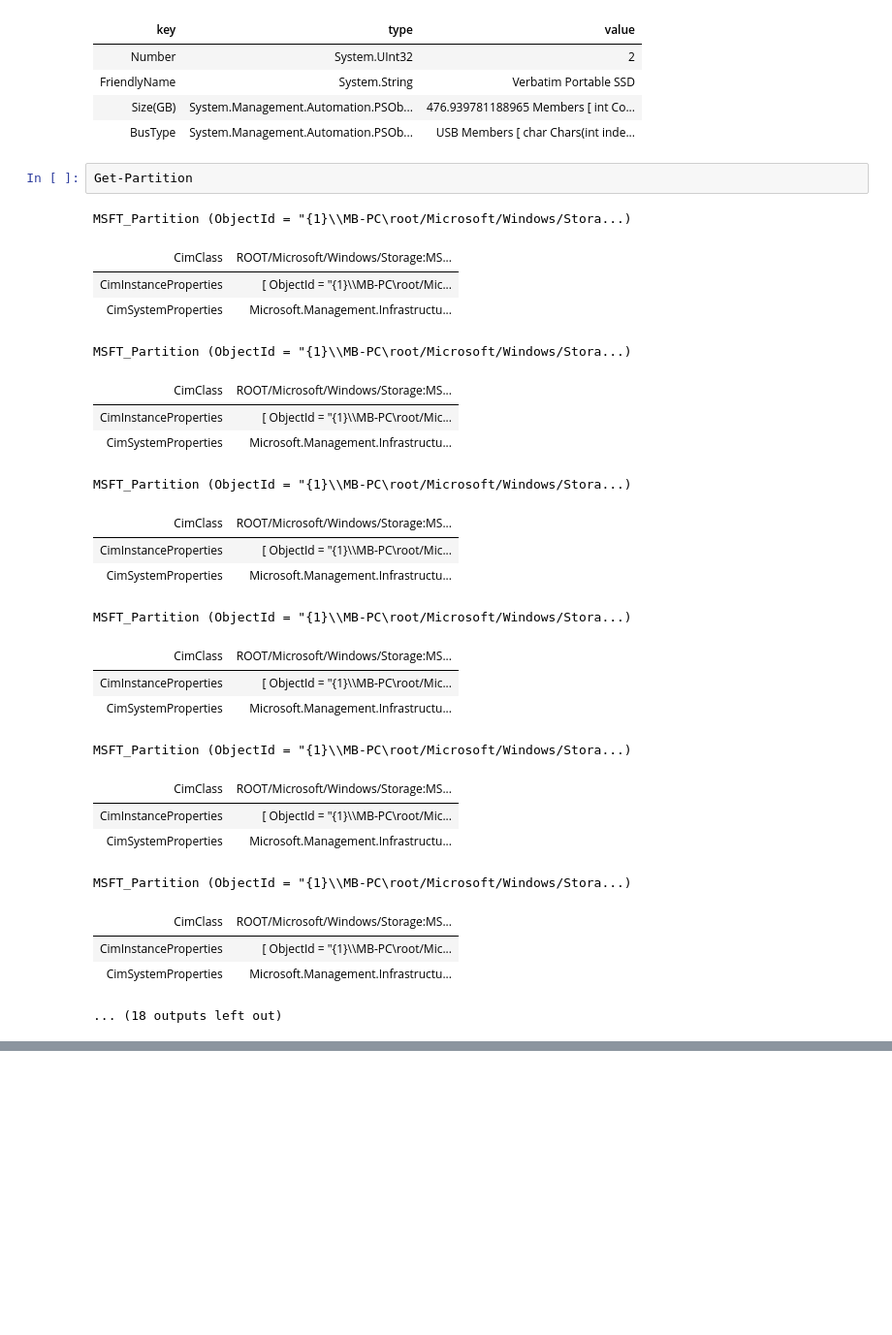
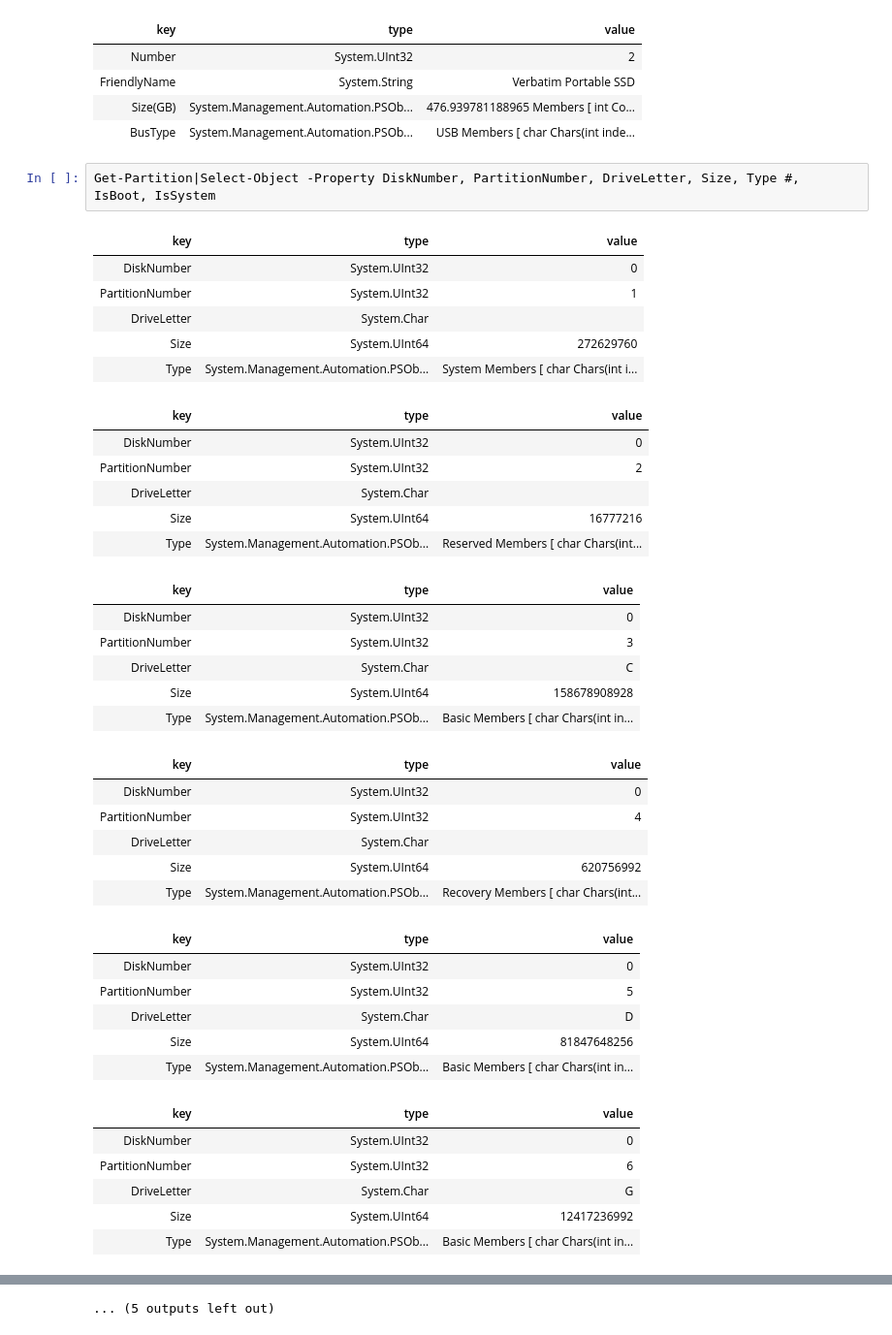
Before and after one commit to digital-gardens/Martin-Milan, a Jupyter notebook: 0404--HLAVNI-ROZCESTNIK--MAIN-INDEX/2026-04-21-disks.publ.ipynb, the cells around one changed output, grey strips where cells are left out. Shown at 97% size. Drawn from its saved outputs; the diff is of its cells as text; blank space fills up the shorter version.

```diff
--- a/0404--HLAVNI-ROZCESTNIK--MAIN-INDEX/2026-04-21-disks.publ.ipynb
+++ b/0404--HLAVNI-ROZCESTNIK--MAIN-INDEX/2026-04-21-disks.publ.ipynb
@@ -105,31 +93,42 @@ Get-Disk | Select-Object -Property Number, FriendlyName, @{Name="Size(GB)";Expre
 | FriendlyName | System.String | Verbatim Portable SSD |
 | Size(GB) | System.Management.Automation.PSOb... | 476.939781188965 Members [ int Co... |
 | BusType | System.Management.Automation.PSOb... | USB Members [ char Chars(int inde... |
-# %%
-Get-Partition
-# %% [output]
-MSFT_Partition (ObjectId = "{1}\\MB-PC\root/Microsoft/Windows/Stora...)
-| CimClass | ROOT/Microsoft/Windows/Storage:MS... |
-| CimInstanceProperties | [ ObjectId = "{1}\\MB-PC\root/Mic... |
-| CimSystemProperties | Microsoft.Management.Infrastructu... |
-MSFT_Partition (ObjectId = "{1}\\MB-PC\root/Microsoft/Windows/Stora...)
-| CimClass | ROOT/Microsoft/Windows/Storage:MS... |
-| CimInstanceProperties | [ ObjectId = "{1}\\MB-PC\root/Mic... |
-| CimSystemProperties | Microsoft.Management.Infrastructu... |
-MSFT_Partition (ObjectId = "{1}\\MB-PC\root/Microsoft/Windows/Stora...)
-| CimClass | ROOT/Microsoft/Windows/Storage:MS... |
-| CimInstanceProperties | [ ObjectId = "{1}\\MB-PC\root/Mic... |
-| CimSystemProperties | Microsoft.Management.Infrastructu... |
-MSFT_Partition (ObjectId = "{1}\\MB-PC\root/Microsoft/Windows/Stora...)
-| CimClass | ROOT/Microsoft/Windows/Storage:MS... |
-| CimInstanceProperties | [ ObjectId = "{1}\\MB-PC\root/Mic... |
-| CimSystemProperties | Microsoft.Management.Infrastructu... |
-MSFT_Partition (ObjectId = "{1}\\MB-PC\root/Microsoft/Windows/Stora...)
-| CimClass | ROOT/Microsoft/Windows/Storage:MS... |
-| CimInstanceProperties | [ ObjectId = "{1}\\MB-PC\root/Mic... |
-| CimSystemProperties | Microsoft.Management.Infrastructu... |
-MSFT_Partition (ObjectId = "{1}\\MB-PC\root/Microsoft/Windows/Stora...)
-| CimClass | ROOT/Microsoft/Windows/Storage:MS... |
-| CimInstanceProperties | [ ObjectId = "{1}\\MB-PC\root/Mic... |
-| CimSystemProperties | Microsoft.Management.Infrastructu... |
-... (18 outputs left out)
+# %%
+Get-Partition|Select-Object -Property DiskNumber, PartitionNumber, DriveLetter, Size, Type #, IsBoot, IsSystem
+# %% [output]
+| key | type | value |
+| DiskNumber | System.UInt32 | 0 |
+| PartitionNumber | System.UInt32 | 1 |
+| DriveLetter | System.Char |  |
+| Size | System.UInt64 | 272629760 |
+| Type | System.Management.Automation.PSOb... | System Members [ char Chars(int i... |
+| key | type | value |
+| DiskNumber | System.UInt32 | 0 |
+| PartitionNumber | System.UInt32 | 2 |
+| DriveLetter | System.Char |  |
+| Size | System.UInt64 | 16777216 |
+| Type | System.Management.Automation.PSOb... | Reserved Members [ char Chars(int... |
+| key | type | value |
+| DiskNumber | System.UInt32 | 0 |
+| PartitionNumber | System.UInt32 | 3 |
+| DriveLetter | System.Char | C |
+| Size | System.UInt64 | 158678908928 |
+| Type | System.Management.Automation.PSOb... | Basic Members [ char Chars(int in... |
+| key | type | value |
+| DiskNumber | System.UInt32 | 0 |
+| PartitionNumber | System.UInt32 | 4 |
+| DriveLetter | System.Char |  |
+| Size | System.UInt64 | 620756992 |
+| Type | System.Management.Automation.PSOb... | Recovery Members [ char Chars(int... |
+| key | type | value |
+| DiskNumber | System.UInt32 | 0 |
+| PartitionNumber | System.UInt32 | 5 |
+| DriveLetter | System.Char | D |
+| Size | System.UInt64 | 81847648256 |
+| Type | System.Management.Automation.PSOb... | Basic Members [ char Chars(int in... |
+| key | type | value |
+| DiskNumber | System.UInt32 | 0 |
+| PartitionNumber | System.UInt32 | 6 |
+| DriveLetter | System.Char | G |
+| Size | System.UInt64 | 12417236992 |
+| Type | System.Management.Automation.PSOb... | Basic Members [ char Chars(int in... |
@@ -135,0 +171 @@ MSFT_Partition (ObjectId = "{1}\\MB-PC\root/Microsoft/Windows/Stora...)
+... (5 outputs left out)
```
Also changed, not shown: parts of 7 cells of this notebook, 19 other files.
